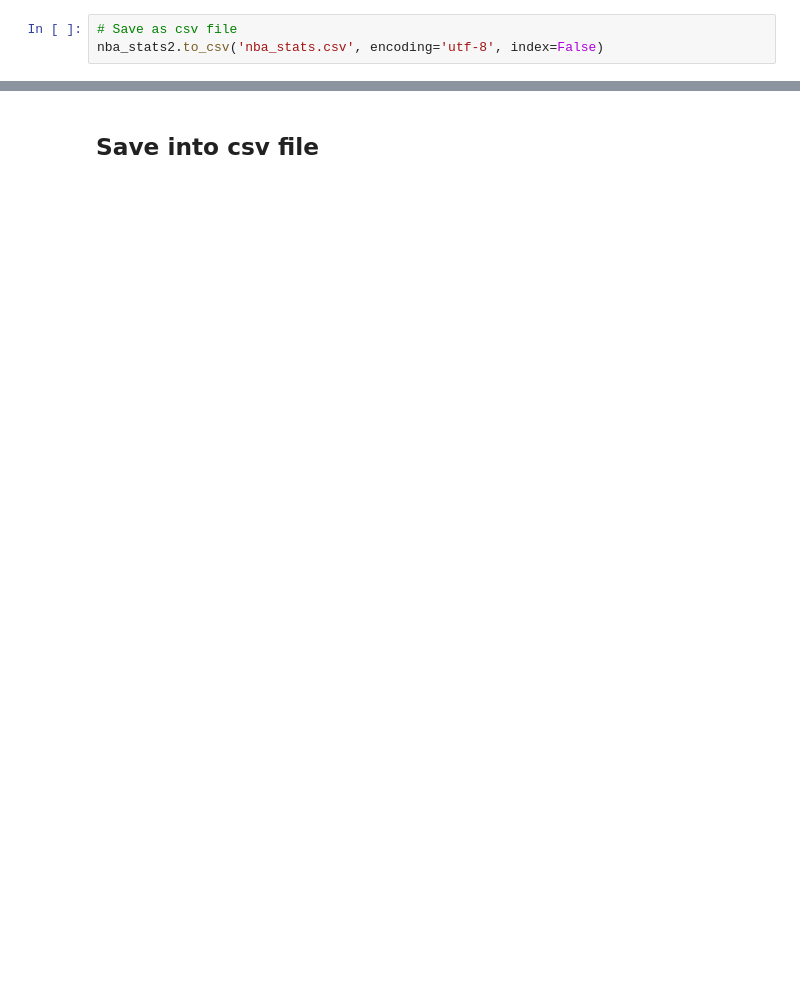
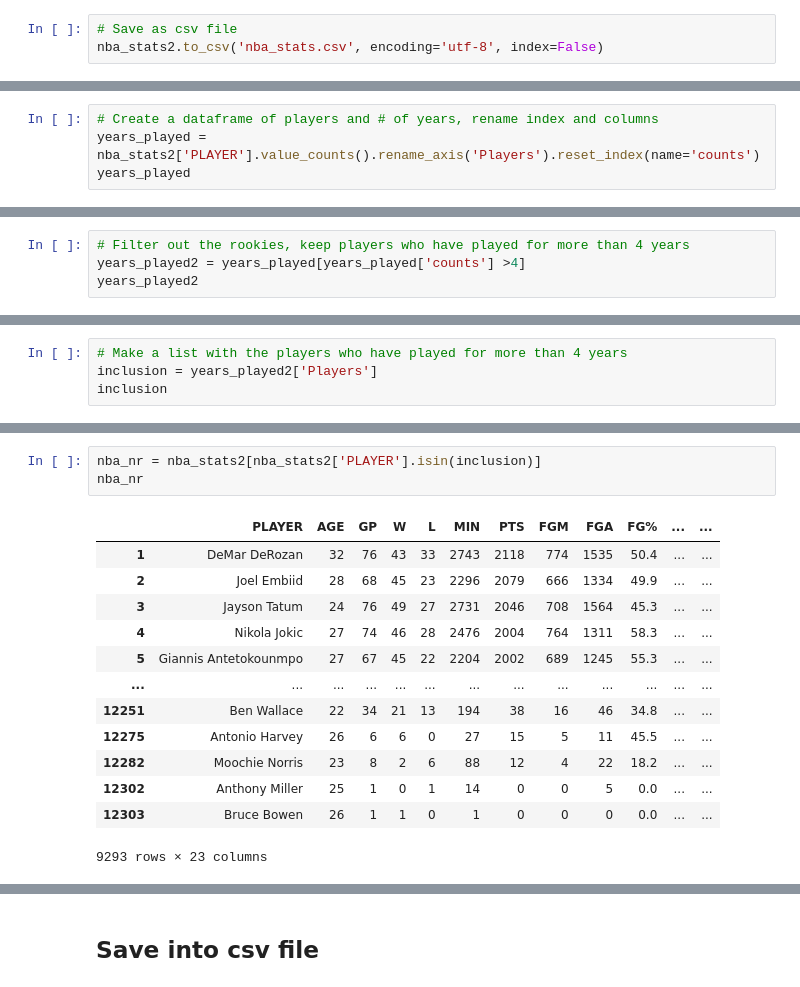
Before and after one commit to sandra-t-3282/NBA_Salary_Regression, a Jupyter notebook: traditional_nba_pipeline_final.ipynb, the cells around one changed output, grey strips where cells are left out. Cells and saved outputs as stored; diff of their text form; blank space fills up the shorter version.

```diff
--- a/traditional_nba_pipeline_final.ipynb
+++ b/traditional_nba_pipeline_final.ipynb
@@ -311,0 +316,4 @@ nba_traditional.info()
+# %%
+# Create a dataframe of players and # of years, rename index and columns
+years_played = nba_stats2['PLAYER'].value_counts().rename_axis('Players').reset_index(name='counts')
+years_played
@@ -311,0 +338,4 @@ nba_traditional.info()
+# %%
+# Filter out the rookies, keep players who have played for more than 4 years
+years_played2 = years_played[years_played['counts'] >4]
+years_played2
@@ -311,0 +356,4 @@ nba_traditional.info()
+# %%
+# Make a list with the players who have played for more than 4 years
+inclusion = years_played2['Players']
+inclusion
@@ -311,0 +373,17 @@ nba_traditional.info()
+# %%
+nba_nr = nba_stats2[nba_stats2['PLAYER'].isin(inclusion)]
+nba_nr
+# %% [output]
+|  | PLAYER | AGE | GP | W | L | MIN | PTS | FGM | FGA | FG% | ... | ... |
+| 1 | DeMar DeRozan | 32 | 76 | 43 | 33 | 2743 | 2118 | 774 | 1535 | 50.4 | ... | ... |
+| 2 | Joel Embiid | 28 | 68 | 45 | 23 | 2296 | 2079 | 666 | 1334 | 49.9 | ... | ... |
+| 3 | Jayson Tatum | 24 | 76 | 49 | 27 | 2731 | 2046 | 708 | 1564 | 45.3 | ... | ... |
+| 4 | Nikola Jokic | 27 | 74 | 46 | 28 | 2476 | 2004 | 764 | 1311 | 58.3 | ... | ... |
+| 5 | Giannis Antetokounmpo | 27 | 67 | 45 | 22 | 2204 | 2002 | 689 | 1245 | 55.3 | ... | ... |
+| ... | ... | ... | ... | ... | ... | ... | ... | ... | ... | ... | ... | ... |
+| 12251 | Ben Wallace | 22 | 34 | 21 | 13 | 194 | 38 | 16 | 46 | 34.8 | ... | ... |
+| 12275 | Antonio Harvey | 26 | 6 | 6 | 0 | 27 | 15 | 5 | 11 | 45.5 | ... | ... |
+| 12282 | Moochie Norris | 23 | 8 | 2 | 6 | 88 | 12 | 4 | 22 | 18.2 | ... | ... |
+| 12302 | Anthony Miller | 25 | 1 | 0 | 1 | 14 | 0 | 0 | 5 | 0.0 | ... | ... |
+| 12303 | Bruce Bowen | 26 | 1 | 1 | 0 | 1 | 0 | 0 | 0 | 0.0 | ... | ... |
+9293 rows × 23 columns
```
Also changed, not shown: parts of 27 cells of this notebook, 2 other files.
